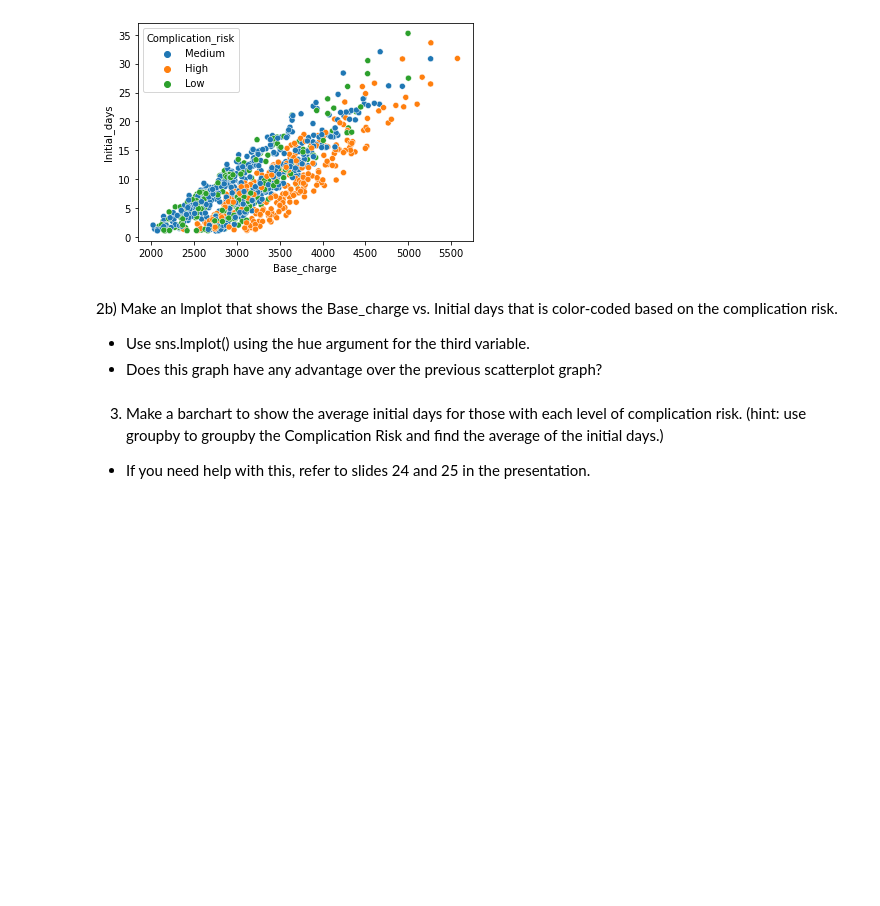
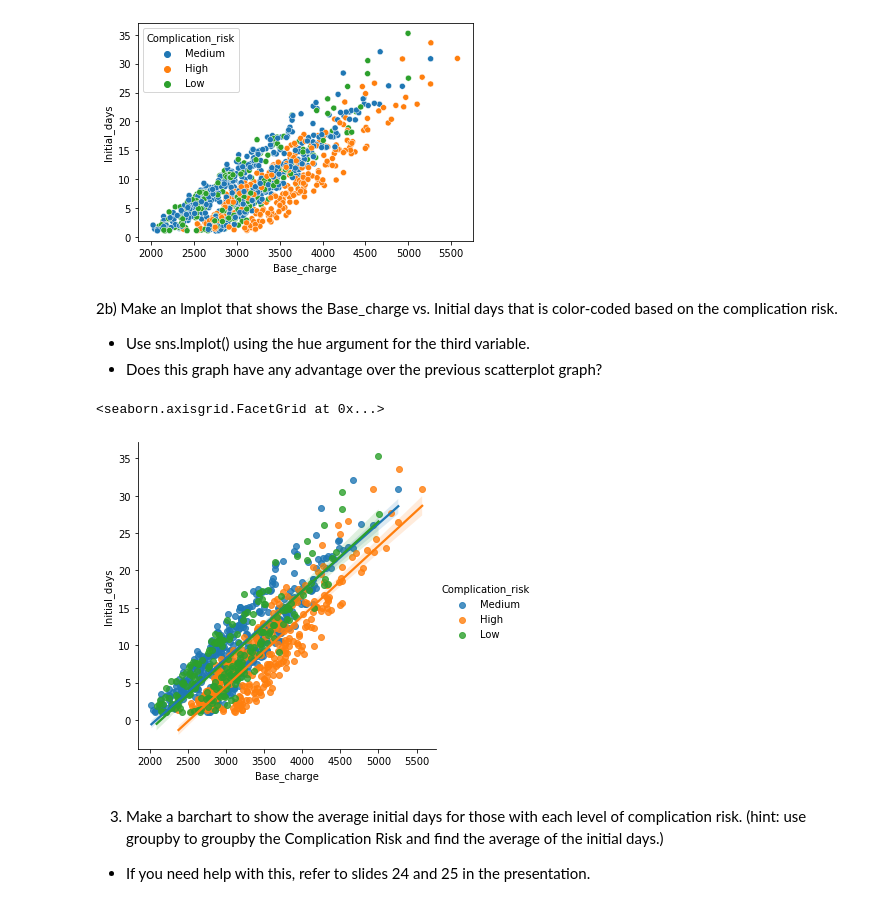
Before and after one commit to mvince33/Coding-Dojo, a Jupyter notebook: Multivariate_Analysis.ipynb, the cells around one changed output. Cells and saved outputs as stored; diff of their text form; code cells hidden in the pictures; blank space fills up the shorter version.

```diff
--- a/Multivariate_Analysis.ipynb
+++ b/Multivariate_Analysis.ipynb
@@ -86,6 +86,11 @@ sns.scatterplot(x = df['Base_charge'], y = df['Initial_days'], hue = df['Complic
 2b) Make an lmplot that shows the Base_charge vs. Initial days that is color-coded based on the complication risk.
 - Use sns.lmplot() using the hue argument for the third variable.
 - Does this graph have any advantage over the previous scatterplot graph?
+# %%
+sns.lmplot(data = df, x = 'Base_charge', y = 'Initial_days', hue = 'Complication_risk')
+# %% [output]
+<seaborn.axisgrid.FacetGrid at 0x...>
+[figure, added]
 # %% [markdown]
 3) Make a barchart to show the average initial days for those with each level of complication risk. (hint: use groupby to groupby the Complication Risk and find the average of the initial days.)
 - If you need help with this, refer to slides 24 and 25 in the presentation.
```
Also changed, not shown: parts of 13 cells of this notebook.
